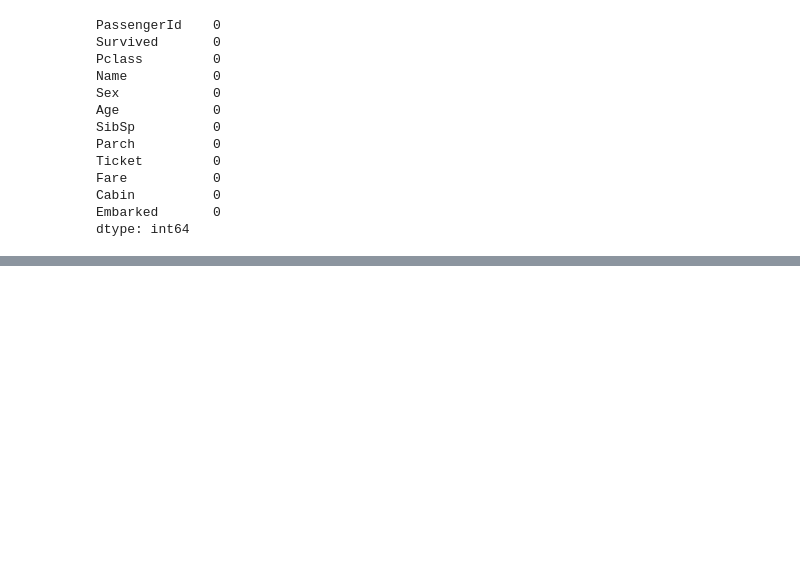
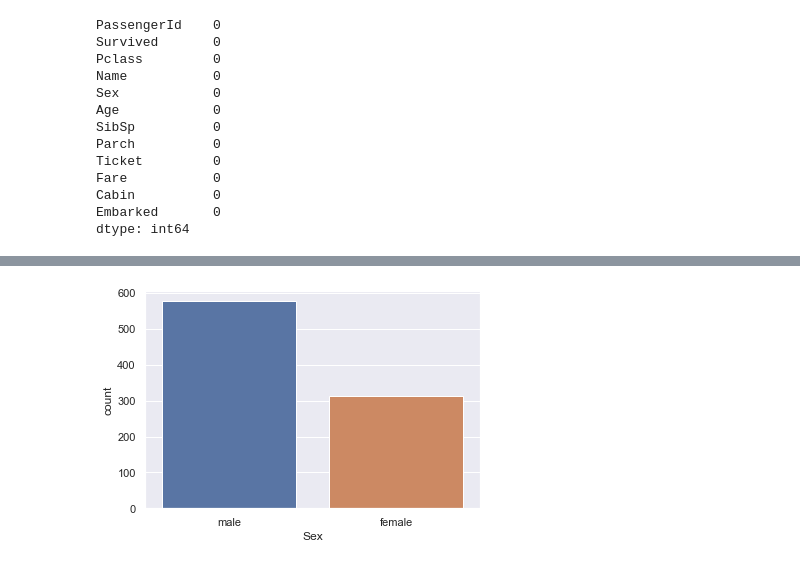
Before and after one commit to Hasibul-Islam/Titanic, a Jupyter notebook: Tictanic.ipynb, the cells around one changed output, grey strips where cells are left out. Saved outputs shown, nothing was run; the diff lists cells and outputs as text; code cells hidden in the pictures; blank space fills up the shorter version.

```diff
--- a/Tictanic.ipynb
+++ b/Tictanic.ipynb
@@ -117,0 +144,4 @@ plt.show()
+# %%
+plot = sns.countplot(df["Sex"])
+# %% [output]
+[figure, added]
```
Also changed, not shown: parts of 31 cells of this notebook.
